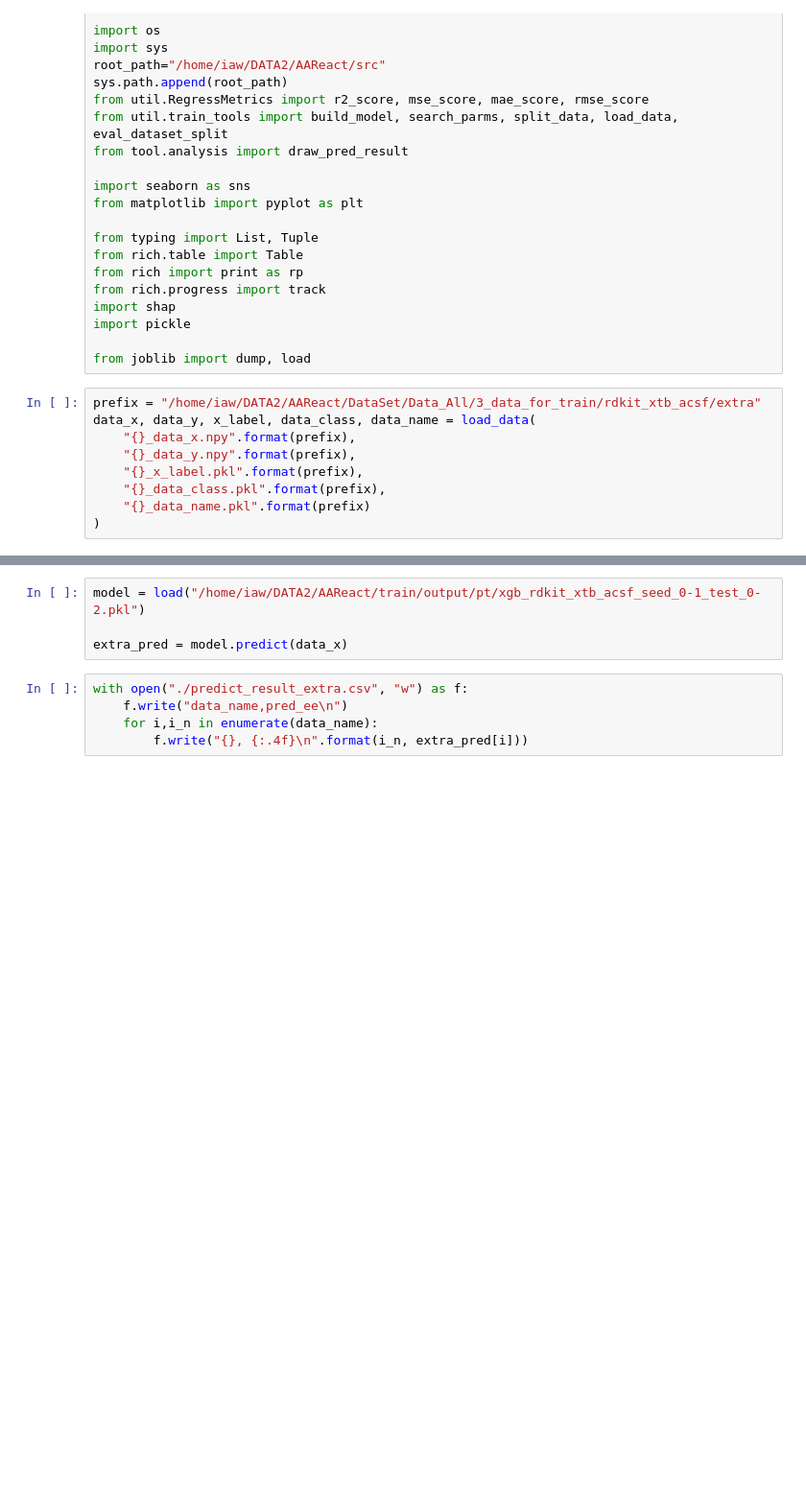
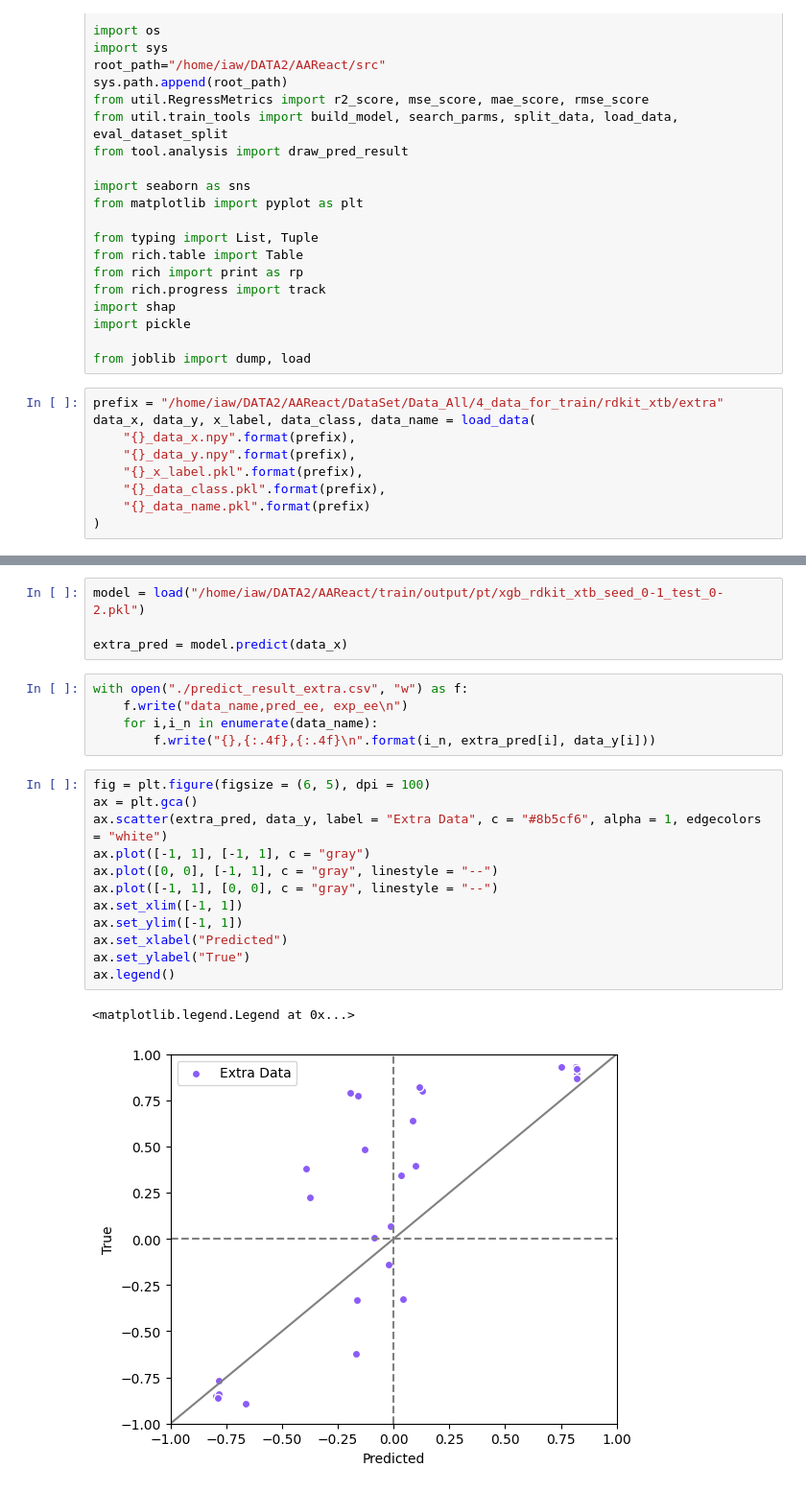
Before and after one commit to iawnix/AAReact, a Jupyter notebook: train/predict_new/0_predict.ipynb, the cells around one changed output, grey strips where cells are left out. Shown at 96% size. Cells and saved outputs as stored; diff of their text form; blank space fills up the shorter version.

```diff
--- a/train/predict_new/0_predict.ipynb
+++ b/train/predict_new/0_predict.ipynb
@@ -28,7 +28,7 @@ import pickle
 
 from joblib import dump, load
 # %%
-prefix = "/home/iaw/DATA2/AAReact/DataSet/Data_All/3_data_for_train/rdkit_xtb_acsf/extra"
+prefix = "/home/iaw/DATA2/AAReact/DataSet/Data_All/4_data_for_train/rdkit_xtb/extra"
 data_x, data_y, x_label, data_class, data_name = load_data(
     "{}_data_x.npy".format(prefix),
     "{}_data_y.npy".format(prefix),
@@ -39,9 +59,24 @@ data_x, data_y, x_label, data_class, data_name = load_data(
 # %%
-model = load("/home/iaw/DATA2/AAReact/train/output/pt/xgb_rdkit_xtb_acsf_seed_0-1_test_0-2.pkl")
+model = load("/home/iaw/DATA2/AAReact/train/output/pt/xgb_rdkit_xtb_seed_0-1_test_0-2.pkl")
 
 extra_pred = model.predict(data_x)
 # %%
 with open("./predict_result_extra.csv", "w") as f:
-    f.write("data_name,pred_ee\n")
+    f.write("data_name,pred_ee, exp_ee\n")
     for i,i_n in enumerate(data_name):
-        f.write("{}, {:.4f}\n".format(i_n, extra_pred[i]))
+        f.write("{},{:.4f},{:.4f}\n".format(i_n, extra_pred[i], data_y[i]))
+# %%
+fig = plt.figure(figsize = (6, 5), dpi = 100)
+ax = plt.gca()
+ax.scatter(extra_pred, data_y, label = "Extra Data", c = "#8b5cf6", alpha = 1, edgecolors = "white")
+ax.plot([-1, 1], [-1, 1], c = "gray")
+ax.plot([0, 0], [-1, 1], c = "gray", linestyle = "--")
+ax.plot([-1, 1], [0, 0], c = "gray", linestyle = "--")
+ax.set_xlim([-1, 1])
+ax.set_ylim([-1, 1])
+ax.set_xlabel("Predicted")
+ax.set_ylabel("True")
+ax.legend()
+# %% [output]
+<matplotlib.legend.Legend at 0x...>
+[figure, added]
```
Also changed, not shown: parts of 1 cell of this notebook, 19 other files.
